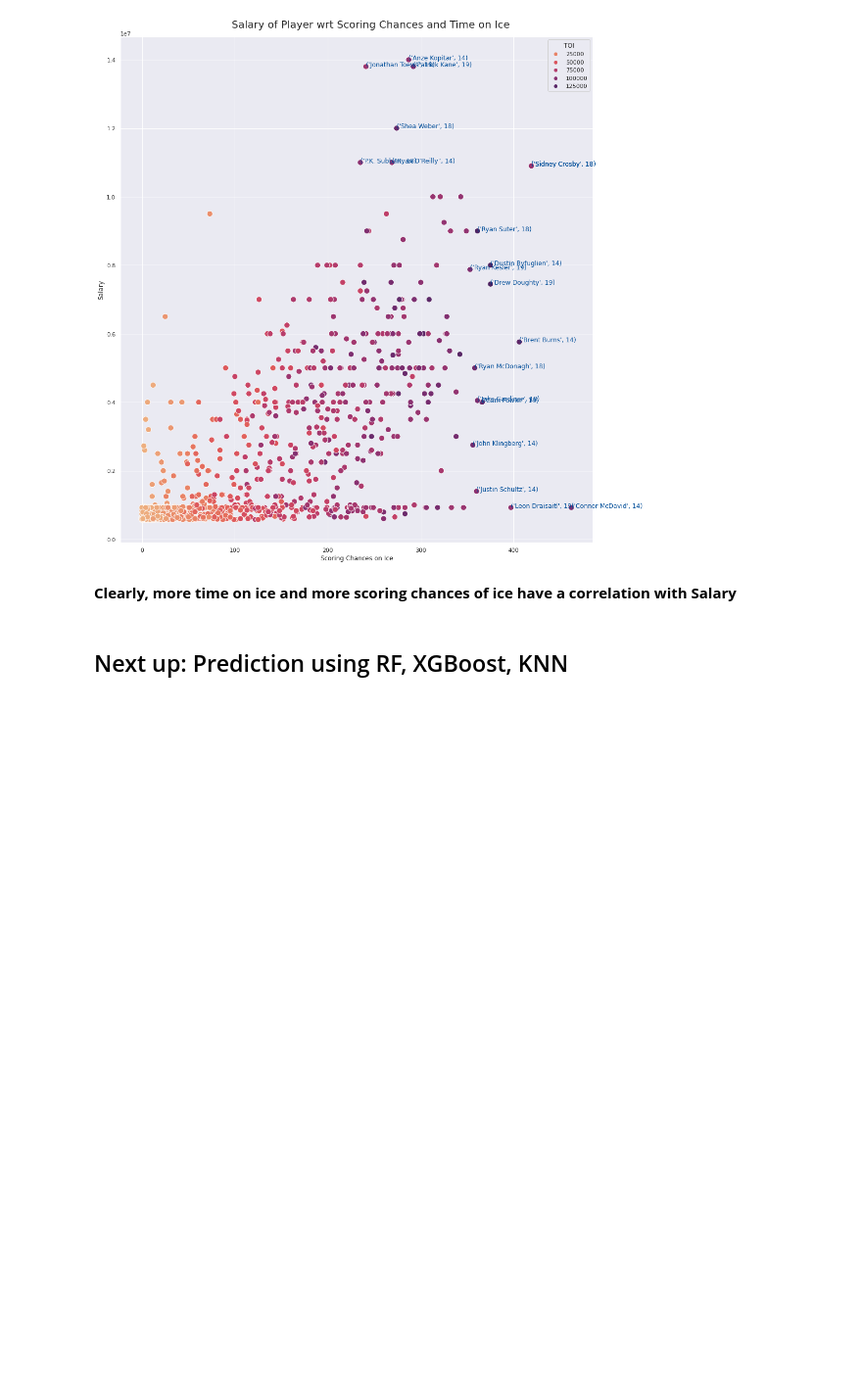
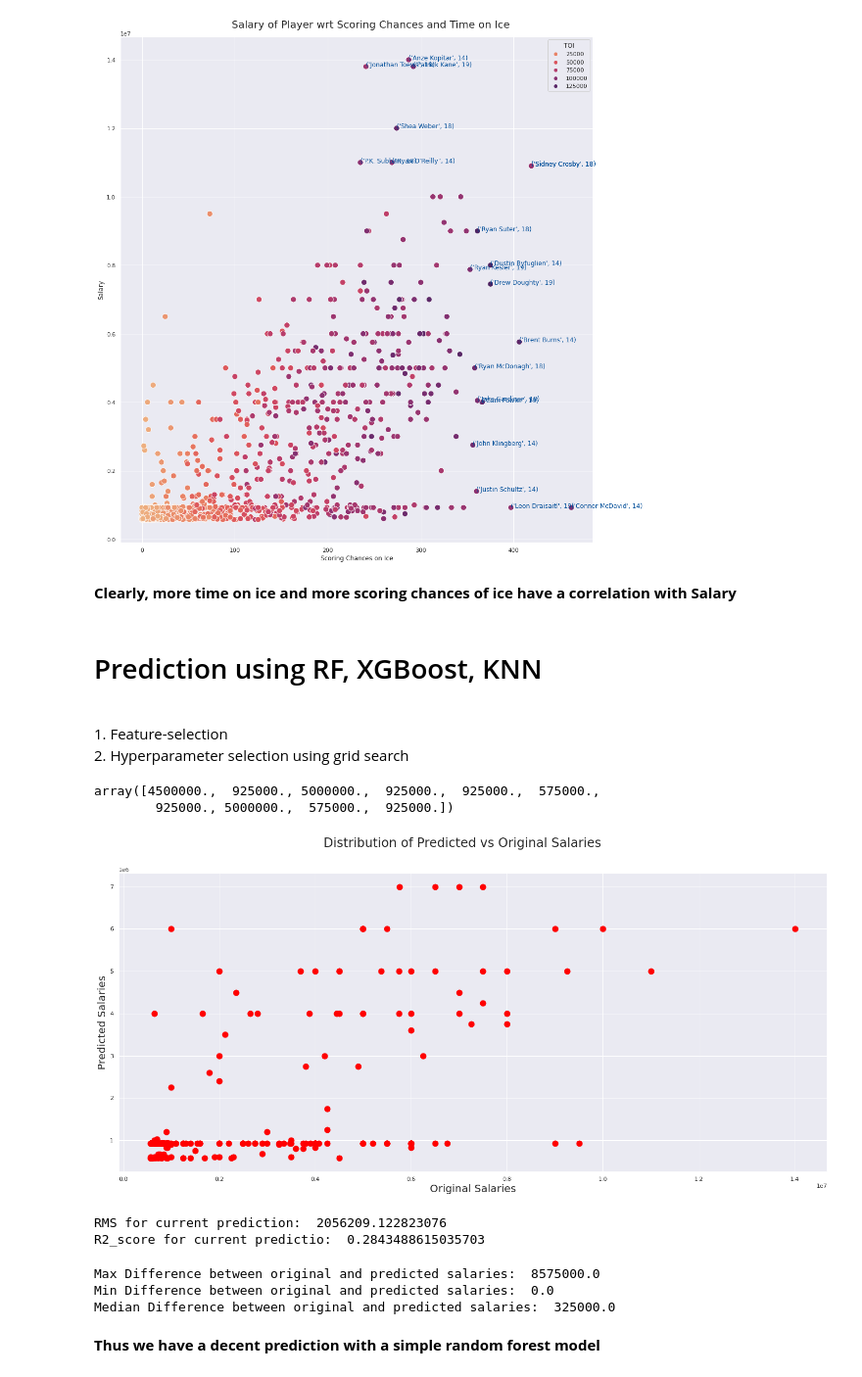
Before and after one commit to PrakritiAilavadi/Kaggle, a Jupyter notebook: predicting-nhl-player-salaries.ipynb, the cells around one changed output. Shown at 98% size. Cells and saved outputs as stored; diff of their text form; code cells hidden in the pictures; blank space fills up the shorter version.

```diff
--- a/predicting-nhl-player-salaries.ipynb
+++ b/predicting-nhl-player-salaries.ipynb
@@ -509,4 +509,81 @@ ax = fig.tight_layout(pad=1.0)
 # %% [markdown]
 **Clearly, more time on ice and more scoring chances of ice have a correlation with Salary**
 # %% [markdown]
-## Next up: Prediction using RF, XGBoost, KNN
+# Prediction using RF, XGBoost, KNN
+
+<br>
+1. Feature-selection <br>
+2. Hyperparameter selection using grid search
+# %%
+all_data['City'] = all_data['City'].astype('category')
+all_data['Cntry'] = all_data['Cntry'].astype('category')
+
+all_data['City'] = all_data['City'].cat.codes
+all_data['Cntry'] = all_data['Cntry'].cat.codes
+
+all_data['Nat'] = all_data['Nat'].astype('category')
+all_data['Nat'] = all_data['Nat'].cat.codes
+
+all_data['Pr/St'] = all_data['Pr/St'].astype('category')
+all_data['Pr/St'] = all_data['Pr/St'].cat.codes
+
+all_data['Hand'] = all_data['Hand'].astype('category')
+all_data['Hand'] = all_data['Hand'].cat.codes
+# %%
+train_df = all_data.iloc[:612,:]
+test_df = all_data.iloc[612:, :]
+# %%
+x_train = train_df[train_df.columns.difference(['Salary', 'Full_Name'])]
+y_train = train_df[['Salary']]
+
+x_test = test_df[test_df.columns.difference(['Salary', 'Full_Name'])]
+y_test = test_df[['Salary']]
+# %%
+from sklearn.ensemble import RandomForestClassifier
+model = RandomForestClassifier()
+model.fit(x_train, y_train)
+y_pred = model.predict(x_test)
+y_pred[:10]
+# %% [output]
+array([4500000.,  925000., 5000000.,  925000.,  925000.,  575000.,
+        925000., 5000000.,  575000.,  925000.])
+# %%
+fig = plt.figure(figsize=(20,10))
+f1 = plt.scatter(x=y_test, y=y_pred, color='red', s=120) # y_pred in yellow
+#f2 = plt.scatter(y_test, y_test, color ='green', s= 120) # y_test is in green
+ax = fig.suptitle("Distribution of Predicted vs Original Salaries", size=24)
+plt.xlabel("Original Salaries", size=20)
+plt.ylabel("Predicted Salaries", size=20)
+ax = fig.tight_layout(pad=2.0)
+# %% [output]
+[figure, added]
+# %%
+from sklearn.metrics import mean_squared_error
+from sklearn.metrics import r2_score
+
+rms = mean_squared_error(y_test, y_pred, squared=False)
+r2_score = r2_score(y_test, y_pred)
+
+print("RMS for current prediction: ", rms)
+print("R2_score for current predictio: ", r2_score)
+# %% [output]
+RMS for current prediction:  2056209.122823076
+R2_score for current predictio:  0.2843488615035703
+# %%
+difference_in_prediction = []
+y_test_list = y_test['Salary'].to_list()
+
+for i,j in zip(y_test_list, y_pred):
+    diff = i-j
+    difference_in_prediction.append(diff)
+
+
+print("Max Difference between original and predicted salaries: ", max(difference_in_prediction))
+print("Min Difference between original and predicted salaries: ", min(np.abs(difference_in_prediction)))
+print("Median Difference between original and predicted salaries: ", np.median(np.abs(difference_in_prediction)))
+# %% [output]
+Max Difference between original and predicted salaries:  8575000.0
+Min Difference between original and predicted salaries:  0.0
+Median Difference between original and predicted salaries:  325000.0
+# %% [markdown]
+**Thus we have a decent prediction with a simple random forest model**
```
Also changed, not shown: parts of 1 cell of this notebook.
